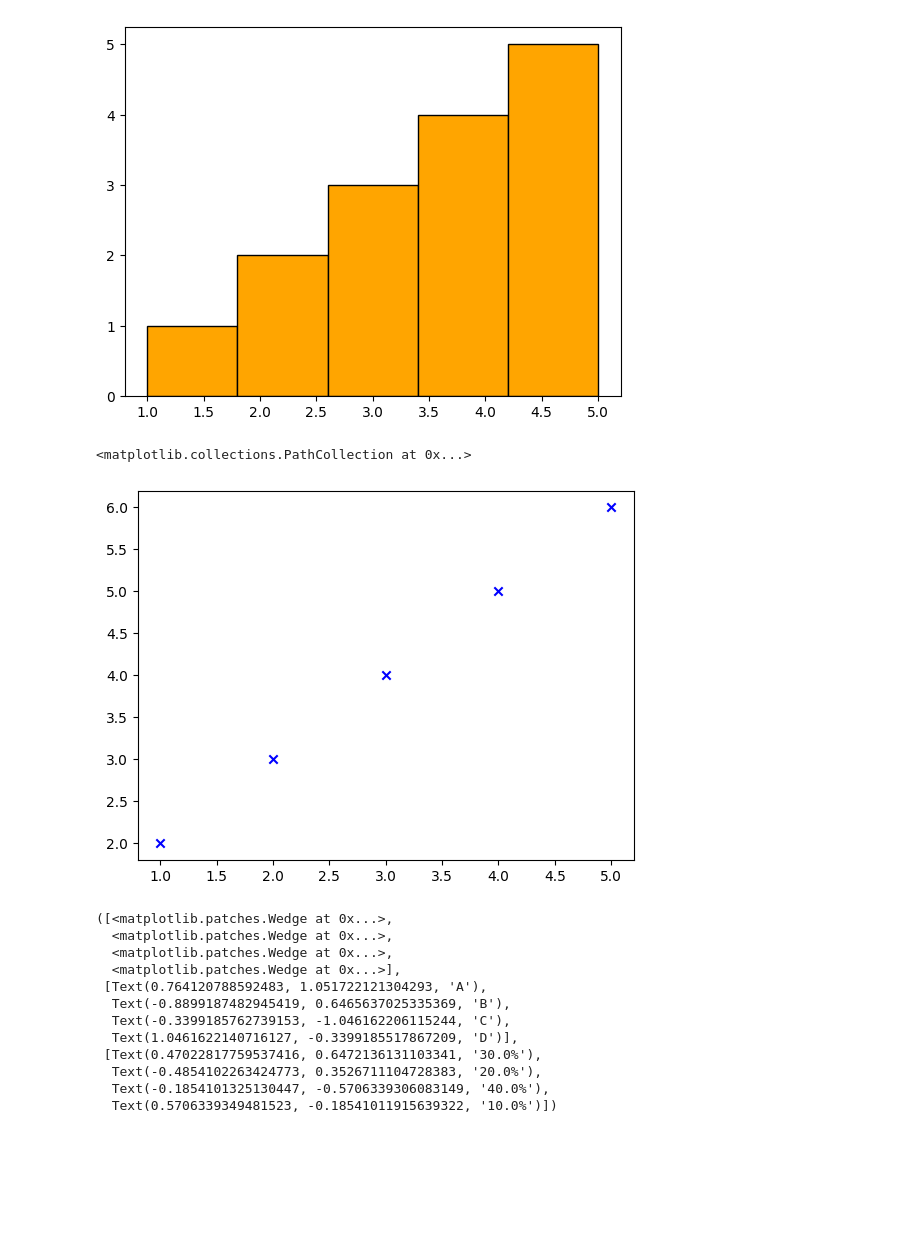
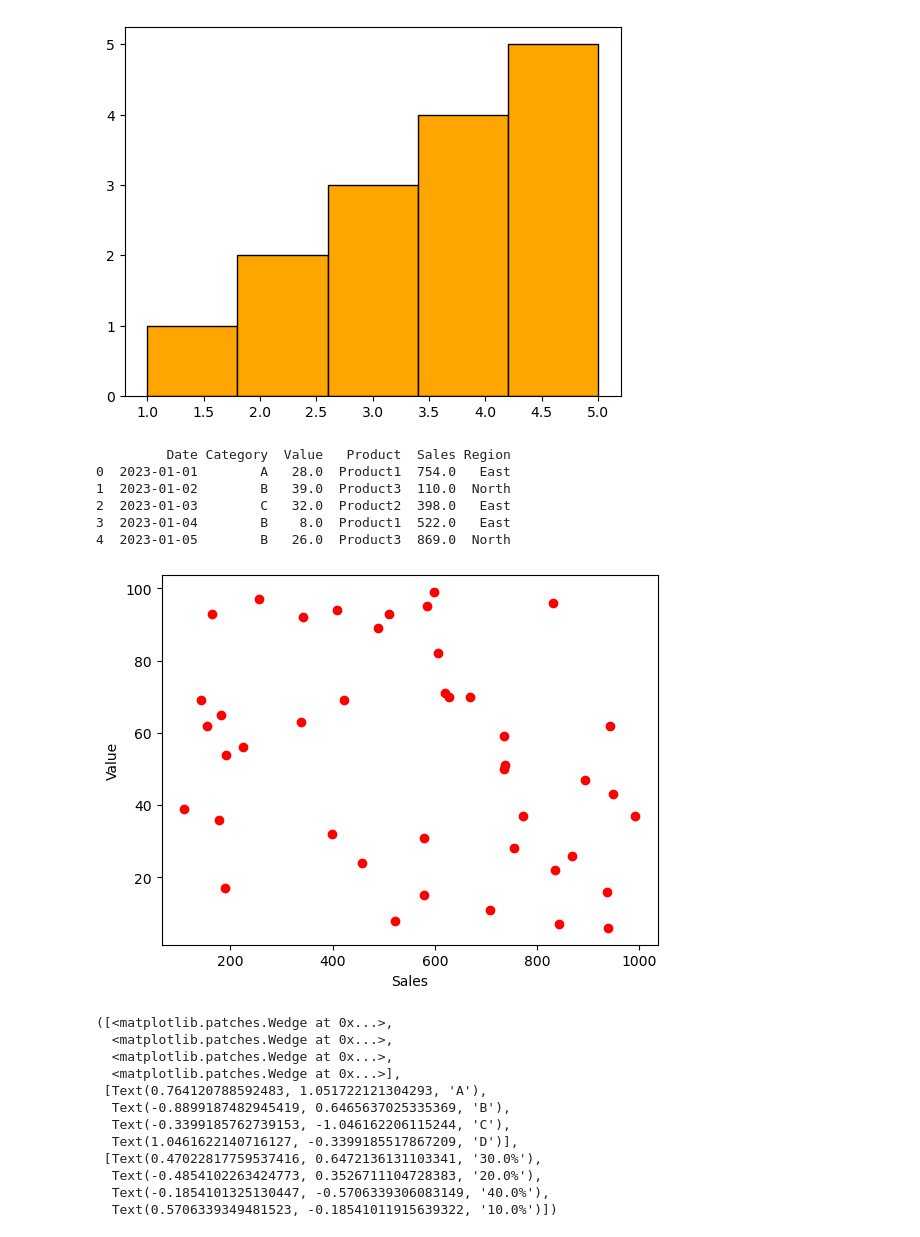
Before and after one commit to Supsens/Ai-ML, a Jupyter notebook: 10-Data Analysis With Python/10.5-matplotlib.ipynb, the cells around one changed output. Saved outputs shown, nothing was run; the diff lists cells and outputs as text; code cells hidden in the pictures; blank space fills up the shorter version.

```diff
--- a/10-Data Analysis With Python/10.5-matplotlib.ipynb
+++ b/10-Data Analysis With Python/10.5-matplotlib.ipynb
@@ -107,13 +122,28 @@ plt.hist(data,bins=5,color='orange',edgecolor='black')
 # %%
 ##create a scatter plot
 # Sample data
-x = [1, 2, 3, 4, 5]
-y = [2, 3, 4, 5, 6]
+# x = [1, 2, 3, 4, 5]
+# y = [2, 3, 4, 5, 6]
 
-plt.scatter(x,y,color="blue",marker='x')
+# plt.scatter(x,y,color='blue',marker='x')
+
+import pandas as pd
+
+df=pd.read_csv('data.csv')
+print(df.head())
+
+plt.scatter(df['Sales'],df['Value'],color='red',marker='o')
+plt.xlabel('Sales')
+plt.ylabel('Value')
+plt.show()
 # %% [output]
-<matplotlib.collections.PathCollection at 0x...>
+         Date Category  Value   Product  Sales Region
+0  2023-01-01        A   28.0  Product1  754.0   East
+1  2023-01-02        B   39.0  Product3  110.0  North
+2  2023-01-03        C   32.0  Product2  398.0   East
+3  2023-01-04        B    8.0  Product1  522.0   East
+4  2023-01-05        B   26.0  Product3  869.0  North
-[figure, old version]
+[figure, new version]
 # %%
 ### pie chart
 
```
Also changed, not shown: parts of 4 cells of this notebook, 18 other files.
